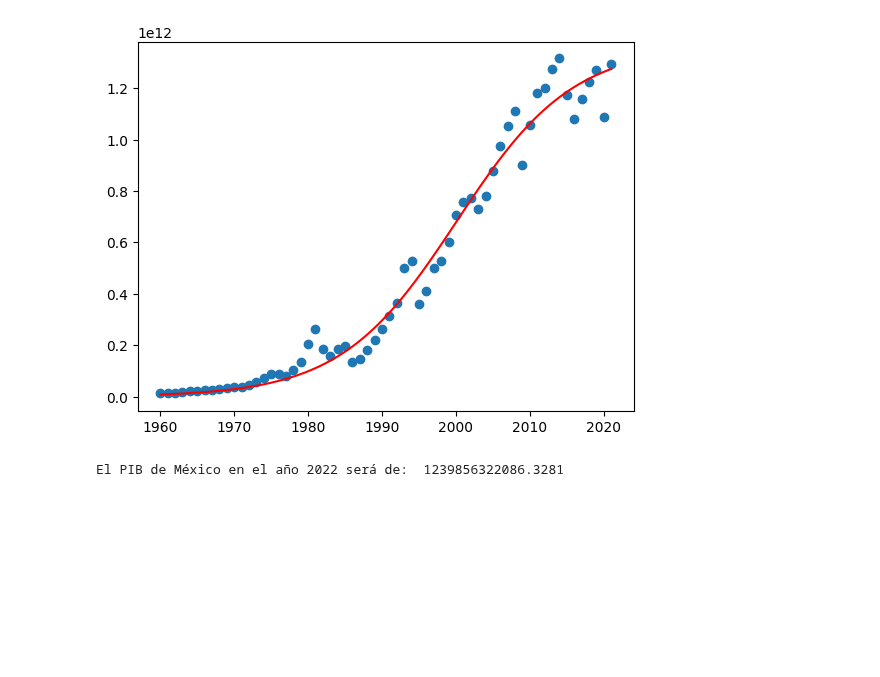
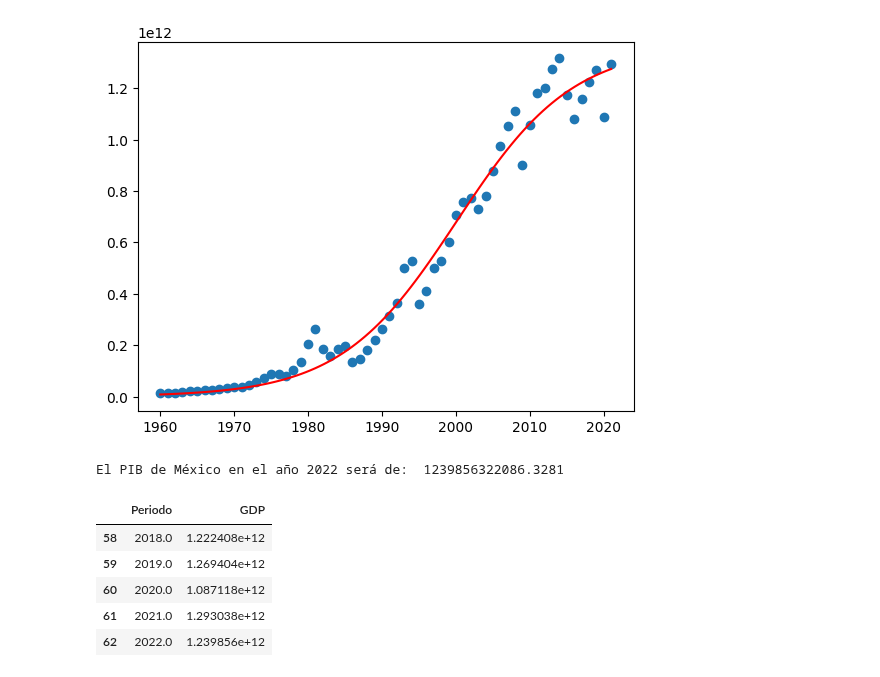
Before and after one commit to Benmaza/Benmaza, a Jupyter notebook: EBAC/Tareas/TareaM19-CD-RubenMaza.ipynb, the cells around one changed output. Cells and saved outputs as stored; diff of their text form; code cells hidden in the pictures; blank space fills up the shorter version.

```diff
--- a/EBAC/Tareas/TareaM19-CD-RubenMaza.ipynb
+++ b/EBAC/Tareas/TareaM19-CD-RubenMaza.ipynb
@@ -107,3 +107,14 @@ pred= np.polyval(coef, next_year)
 print("El PIB de México en el año 2022 será de: ", pred)
 # %% [output]
 El PIB de México en el año 2022 será de:  1239856322086.3281
+# %%
+# agregar la predicción al dataframe
+df.loc[len(df.index)] = [next_year, pred]
+df.tail()
+# %% [output]
+|  | Periodo | GDP |
+| 58 | 2018.0 | 1.222408e+12 |
+| 59 | 2019.0 | 1.269404e+12 |
+| 60 | 2020.0 | 1.087118e+12 |
+| 61 | 2021.0 | 1.293038e+12 |
+| 62 | 2022.0 | 1.239856e+12 |
```
Also changed, not shown: parts of 1 cell of this notebook, 1 other file.
